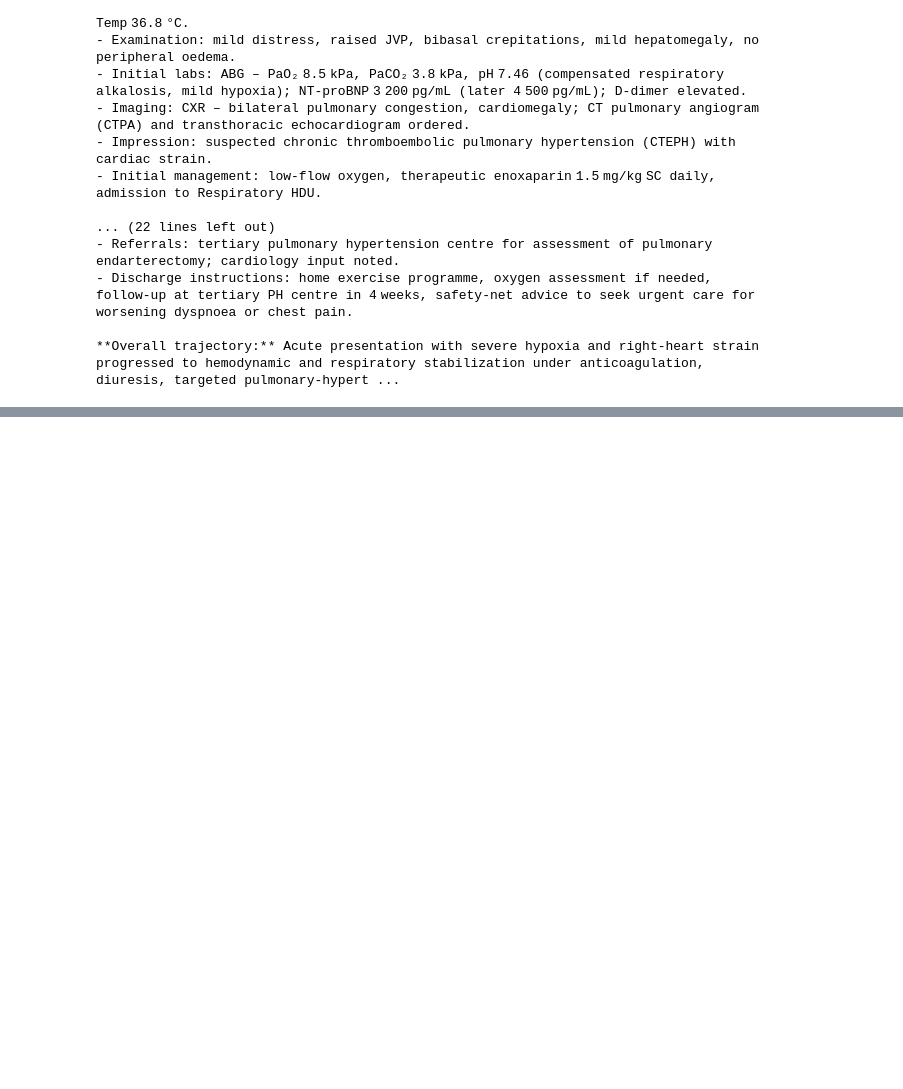
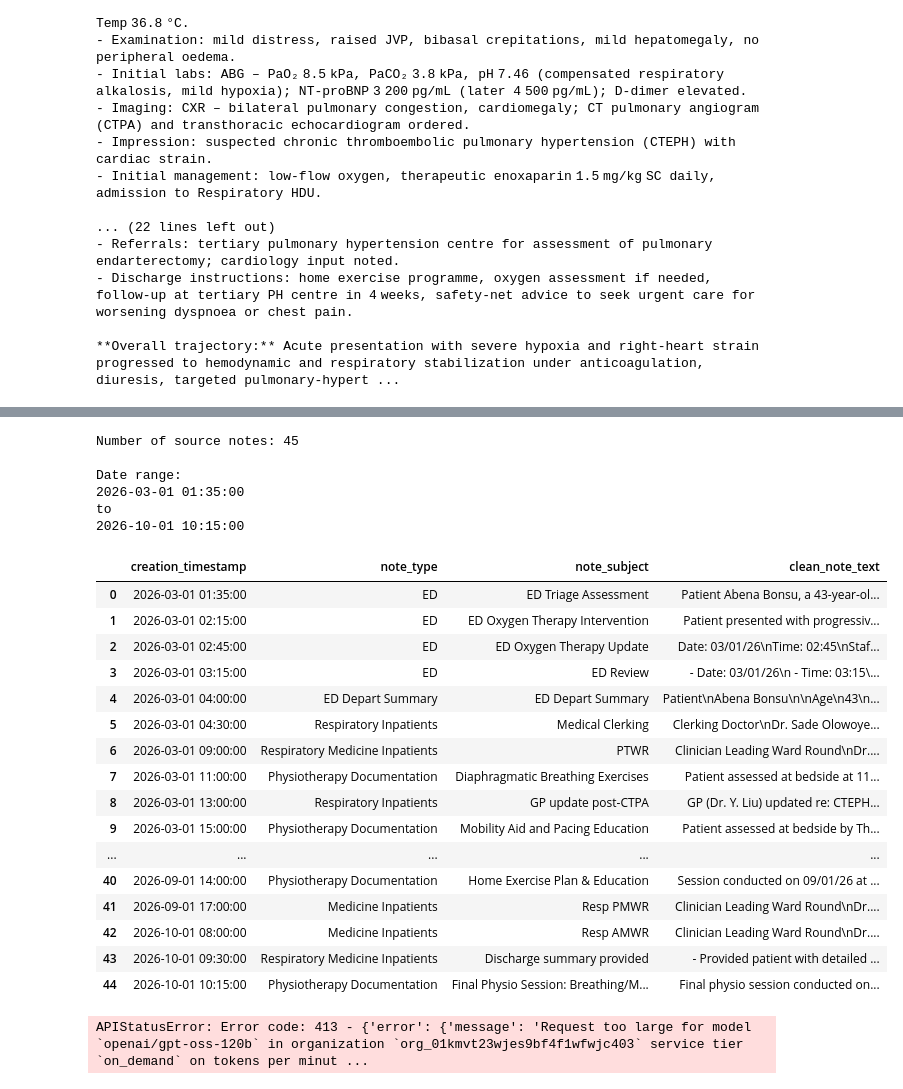
Before and after one commit to pallavi-cs-ai/clinical-summarization-eval, a Jupyter notebook: notebooks/03_workflow_2_rag_experiments.ipynb, the cells around one changed output, grey strips where cells are left out. Drawn from its saved outputs; the diff is of its cells as text; code cells hidden in the pictures; blank space fills up the shorter version.

```diff
--- a/notebooks/03_workflow_2_rag_experiments.ipynb
+++ b/notebooks/03_workflow_2_rag_experiments.ipynb
@@ -2673,0 +3652,51 @@ print(medcpt_whole_summary)
+# %%
+# Sort the selected patient's ORIGINAL deduplicated notes chronologically.
+# These 45 notes are our source of truth for evaluating the 9 generated summaries.
+
+reference_notes = (
+    selected_patient_notes
+    .sort_values("creation_timestamp")
+    .reset_index(drop=True)
+)
+
+print("Number of source notes:", len(reference_notes))
+print("\nDate range:")
+print(reference_notes["creation_timestamp"].min())
+print("to")
+print(reference_notes["creation_timestamp"].max())
+
+# Display the basic structure so we know exactly what we're working with.
+display(
+    reference_notes[
+        [
+            "creation_timestamp",
+            "note_type",
+            "note_subject",
+            "clean_note_text"
+        ]
+    ]
+)
+# %% [output]
+Number of source notes: 45
+
+Date range:
+2026-03-01 01:35:00
+to
+2026-10-01 10:15:00
+|  | creation_timestamp | note_type | note_subject | clean_note_text |
+| 0 | 2026-03-01 01:35:00 | ED | ED Triage Assessment | Patient Abena Bonsu, a 43-year-ol... |
+| 1 | 2026-03-01 02:15:00 | ED | ED Oxygen Therapy Intervention | Patient presented with progressiv... |
+| 2 | 2026-03-01 02:45:00 | ED | ED Oxygen Therapy Update | Date: 03/01/26\nTime: 02:45\nStaf... |
+| 3 | 2026-03-01 03:15:00 | ED | ED Review | - Date: 03/01/26\n - Time: 03:15\... |
+| 4 | 2026-03-01 04:00:00 | ED Depart Summary | ED Depart Summary | Patient\nAbena Bonsu\n\nAge\n43\n... |
+| 5 | 2026-03-01 04:30:00 | Respiratory Inpatients | Medical Clerking | Clerking Doctor\nDr. Sade Olowoye... |
+| 6 | 2026-03-01 09:00:00 | Respiratory Medicine Inpatients | PTWR | Clinician Leading Ward Round\nDr.... |
+| 7 | 2026-03-01 11:00:00 | Physiotherapy Documentation | Diaphragmatic Breathing Exercises | Patient assessed at bedside at 11... |
+| 8 | 2026-03-01 13:00:00 | Respiratory Inpatients | GP update post-CTPA | GP (Dr. Y. Liu) updated re: CTEPH... |
+| 9 | 2026-03-01 15:00:00 | Physiotherapy Documentation | Mobility Aid and Pacing Education | Patient assessed at bedside by Th... |
+| ... | ... | ... | ... | ... |
+| 40 | 2026-09-01 14:00:00 | Physiotherapy Documentation | Home Exercise Plan & Education | Session conducted on 09/01/26 at ... |
+| 41 | 2026-09-01 17:00:00 | Medicine Inpatients | Resp PMWR | Clinician Leading Ward Round\nDr.... |
+| 42 | 2026-10-01 08:00:00 | Medicine Inpatients | Resp AMWR | Clinician Leading Ward Round\nDr.... |
+| 43 | 2026-10-01 09:30:00 | Respiratory Medicine Inpatients | Discharge summary provided | - Provided patient with detailed ... |
+| 44 | 2026-10-01 10:15:00 | Physiotherapy Documentation | Final Physio Session: Breathing/M... | Final physio session conducted on... |
@@ -2673,0 +3734,13 @@ print(medcpt_whole_summary)
+# %%
+# Generate the patient-specific reference checklist
+# from ALL 45 original deduplicated source notes.
+
+reference_checklist = generate_summary(
+    patient_id=SELECTED_PERSON_ID,
+    notes_df=reference_notes,
+    prompt=REFERENCE_EXTRACTION_PROMPT
+)
+
+print(reference_checklist)
+# %% [output]
+APIStatusError: Error code: 413 - {'error': {'message': 'Request too large for model `openai/gpt-oss-120b` in organization `org_01kmvt23wjes9bf4f1wfwjc403` service tier `on_demand` on tokens per minut ...
```
Also changed, not shown: parts of 57 cells of this notebook, 2 other files.
